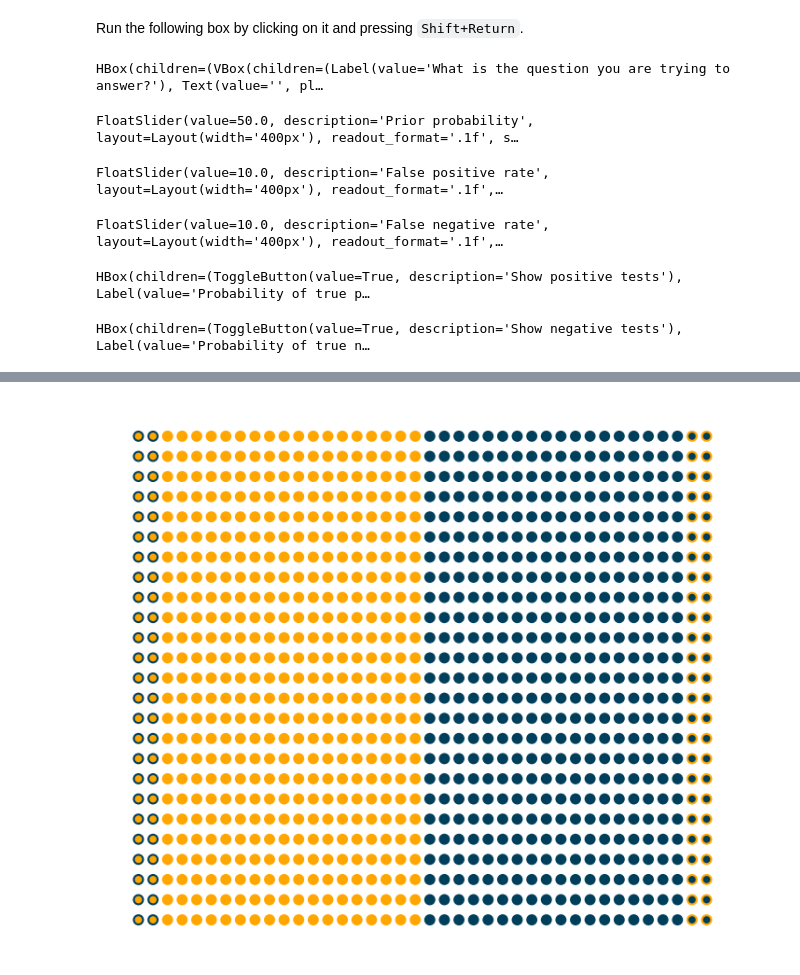
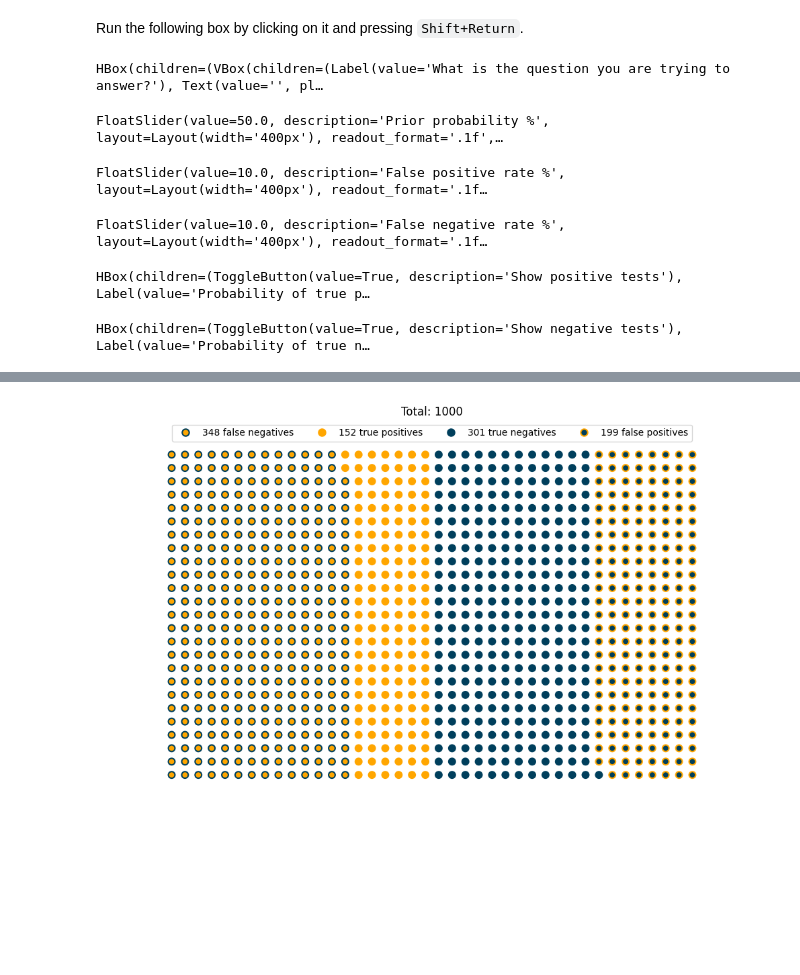
Before and after one commit to sensesensibilityscience/datascience, a Jupyter notebook: base_rate.ipynb, the cells around one changed output, grey strips where cells are left out. Drawn from its saved outputs; the diff is of its cells as text; code cells hidden in the pictures; blank space fills up the shorter version.

Commit message:
base_rate style

```diff
--- a/base_rate.ipynb
+++ b/base_rate.ipynb
@@ -61,6 +61,18 @@ def plot(output, ax, ppv_label, npv_label):
     c_edge = c_map(truth_and_test_results[1], dim)
     ax.clear()
     ax.scatter(xs, ys, s=50, c=c_fill, edgecolors=c_edge, linewidth=1.5)
+    n_false_neg = int(np.sum(truth_and_test_results[0] * (1 - truth_and_test_results[1])))
+    n_true_pos = int(np.sum(truth_and_test_results[0] * truth_and_test_results[1]))
+    n_true_neg = int(np.sum((1 - truth_and_test_results[0]) * (1 - truth_and_test_results[1])))
+    n_false_pos = int(np.sum((1 - truth_and_test_results[0]) * truth_and_test_results[1]))
+    legend_elements = [
+        plt.Line2D([0], [0], marker='.', linestyle='', color=c_pos if highlight_neg else c_pos_dim, label=f'{n_false_neg} false negative{"s" if n_false_neg != 1 else ""}', markersize=15, markeredgewidth=1.5, markeredgecolor=c_neg if highlight_neg else c_neg_dim),
+        plt.Line2D([0], [0], marker='.', linestyle='', color=c_pos if highlight_pos else c_pos_dim, label=f'{n_true_pos} true positive{"s" if n_true_pos != 1 else ""}', markersize=15, markeredgewidth=1.5, markeredgecolor=c_pos if highlight_pos else c_pos_dim),
+        plt.Line2D([0], [0], marker='.', linestyle='', color=c_neg if highlight_neg else c_neg_dim, label=f'{n_true_neg} true negative{"s" if n_true_neg != 1 else ""}', markersize=15, markeredgewidth=1.5, markeredgecolor=c_neg if highlight_neg else c_neg_dim),
+        plt.Line2D([0], [0], marker='.', linestyle='', color=c_neg if highlight_pos else c_neg_dim, label=f'{n_false_pos} false positive{"s" if n_false_pos != 1 else ""}', markersize=15, markeredgewidth=1.5, markeredgecolor=c_pos if highlight_pos else c_pos_dim)
+    ]
+    ax.legend(handles=legend_elements, ncol=4, loc="upper center", borderaxespad=-1.5)
+    ax.set_title(f'Total: {total}', y=1.05)
 
 def update_p_pos(output, ax, ppv_label, npv_label):
     def f(change):
@@ -107,40 +119,41 @@ questions_hbox = widgets.HBox([
     widgets.VBox([q2_label, q2_text]),
     run_button
 ], layout={'display': 'flex', 'align_items': 'flex-end'})
-p_pos_slider = widgets.FloatSlider(value=50, min=0, max=100, step=0.1, description='Prior probability', readout=True, readout_format='.1f', layout={'width': '400px'}, style={'description_width': '150px'})
-p_false_pos_slider = widgets.FloatSlider(value=10, min=0, max=100, step=0.1, description='False positive rate', readout=True, readout_format='.1f', layout={'width': '400px'}, style={'description_width': '150px'})
-p_false_neg_slider = widgets.FloatSlider(value=10, min=0, max=100, step=0.1, description='False negative rate', readout=True, readout_format='.1f', layout={'width': '400px'}, style={'description_width': '150px'})
+p_pos_slider = widgets.FloatSlider(value=50, min=0, max=100, step=0.1, description='Prior probability %', readout=True, readout_format='.1f', layout={'width': '400px'}, style={'description_width': '150px'})
+p_false_pos_slider = widgets.FloatSlider(value=10, min=0, max=100, step=0.1, description='False positive rate %', readout=True, readout_format='.1f', layout={'width': '400px'}, style={'description_width': '150px'})
+p_false_neg_slider = widgets.FloatSlider(value=10, min=0, max=100, step=0.1, description='False negative rate %', readout=True, readout_format='.1f', layout={'width': '400px'}, style={'description_width': '150px'})
 ppv_label = widgets.Label(value='')
 npv_label = widgets.Label(value='')
 highlight_pos_toggle = widgets.ToggleButton(value=True, description='Show positive tests')
 highlight_neg_toggle = widgets.ToggleButton(value=True, description='Show negative tests')
 ppv_hbox = widgets.HBox([highlight_pos_toggle, ppv_label])
 npv_hbox = widgets.HBox([highlight_neg_toggle, npv_label])
 output = widgets.Output()
 
 plt.rc('axes.spines', top=False, bottom=False, left=False, right=False)
-fig, ax = plt.subplots(figsize=(7, 6))
+fig, ax = plt.subplots(figsize=(10, 6))
 fig.canvas.toolbar_visible = False
 fig.canvas.header_visible = False
 fig.canvas.footer_visible = False
 ax.get_xaxis().set_visible(False)
 ax.get_yaxis().set_visible(False)
+ax.set_aspect('equal', 'box')
 plot(output, ax, ppv_label, npv_label)
 plt.tight_layout()
 # run_button.on_click(plot(output, ax))
 p_pos_slider.observe(update_p_pos(output, ax, ppv_label, npv_label), names='value')
 p_false_pos_slider.observe(update_p_false_pos(output, ax, ppv_label, npv_label), names='value')
 p_false_neg_slider.observe(update_p_false_neg(output, ax, ppv_label, npv_label), names='value')
 highlight_pos_toggle.observe(update_highlight_pos(output, ax, ppv_label, npv_label), names='value')
 highlight_neg_toggle.observe(update_highlight_neg(output, ax, ppv_label, npv_label), names='value')
 
 display.display(questions_hbox, p_pos_slider, p_false_pos_slider, p_false_neg_slider, ppv_hbox, npv_hbox, output)
 # %% [output]
 HBox(children=(VBox(children=(Label(value='What is the question you are trying to answer?'), Text(value='', pl…
-FloatSlider(value=50.0, description='Prior probability', layout=Layout(width='400px'), readout_format='.1f', s…
+FloatSlider(value=50.0, description='Prior probability %', layout=Layout(width='400px'), readout_format='.1f',…
-FloatSlider(value=10.0, description='False positive rate', layout=Layout(width='400px'), readout_format='.1f',…
+FloatSlider(value=10.0, description='False positive rate %', layout=Layout(width='400px'), readout_format='.1f…
-FloatSlider(value=10.0, description='False negative rate', layout=Layout(width='400px'), readout_format='.1f',…
+FloatSlider(value=10.0, description='False negative rate %', layout=Layout(width='400px'), readout_format='.1f…
 HBox(children=(ToggleButton(value=True, description='Show positive tests'), Label(value='Probability of true p…
 HBox(children=(ToggleButton(value=True, description='Show negative tests'), Label(value='Probability of true n…
 [interactive output not drawn]
-[figure, old version]
+[figure, new version]
```
